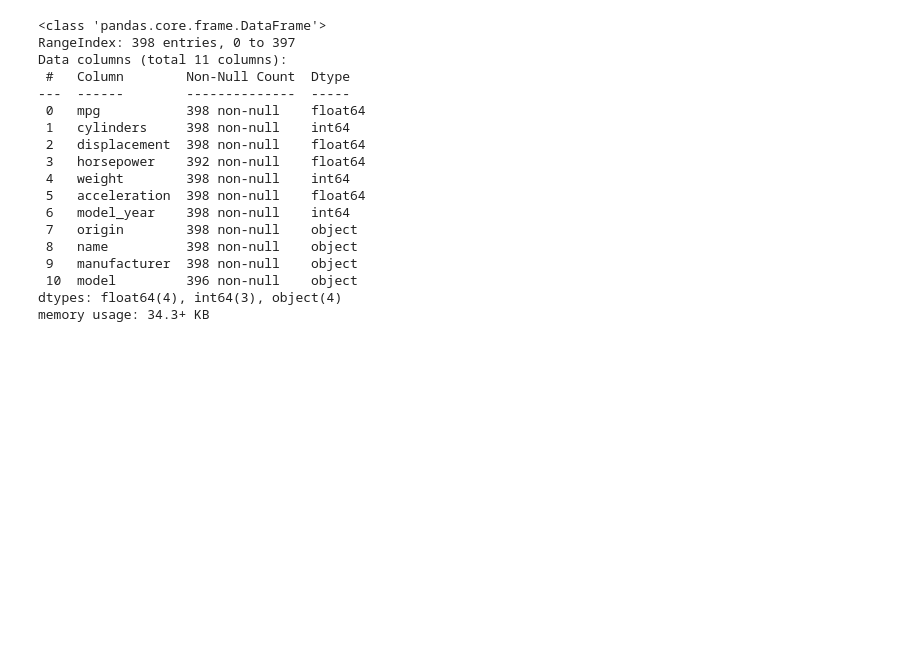
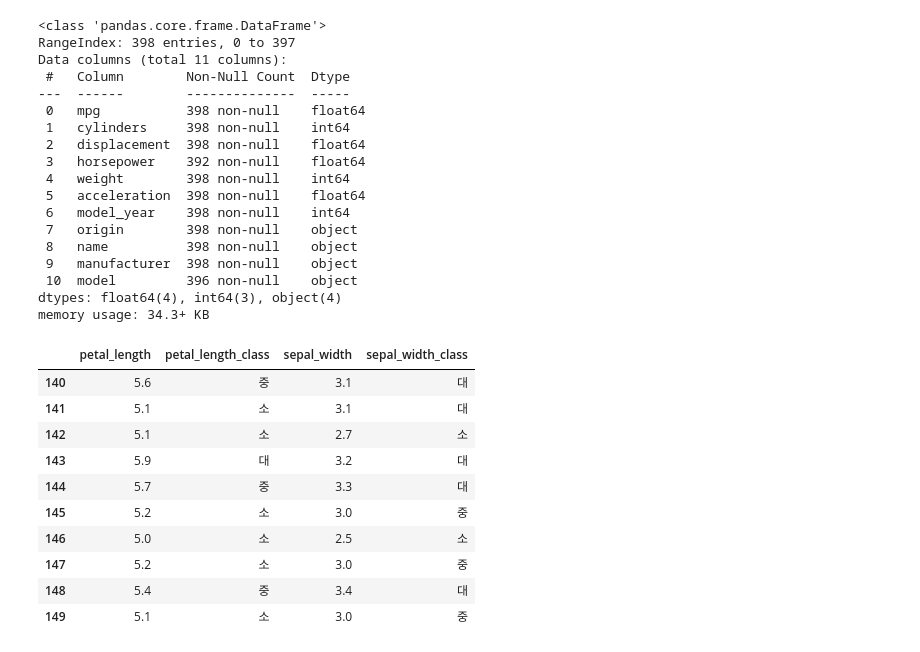
Before and after one commit to rubinkim/machine_learning_07_2022, a Jupyter notebook: 02_pandas/08_그룹분석.ipynb, the cells around one changed output. Saved outputs shown, nothing was run; the diff lists cells and outputs as text; code cells hidden in the pictures; blank space fills up the shorter version.

Commit message:
groupby & apply | transform

```diff
--- a/02_pandas/08_그룹분석.ipynb
+++ b/02_pandas/08_그룹분석.ipynb
@@ -350,3 +350,25 @@ Data columns (total 11 columns):
  10  model         396 non-null    object
 dtypes: float64(4), int64(3), object(4)
 memory usage: 34.3+ KB
+# %%
+def q3cut(s):
+    return pd.qcut(x=s, q=3, labels=['소','중','대']).astype(str)
+# %%
+iris["petal_length_class"] = iris.groupby(by='species')["petal_length"].apply(q3cut)
+# %%
+# transform 메서드 이용하기
+iris["sepal_width_class"] = iris.groupby(by='species')['sepal_width'].transform(q3cut)
+# %%
+iris[['petal_length', 'petal_length_class', 'sepal_width', 'sepal_width_class']].tail(10)
+# %% [output]
+|  | petal_length | petal_length_class | sepal_width | sepal_width_class |
+| 140 | 5.6 | 중 | 3.1 | 대 |
+| 141 | 5.1 | 소 | 3.1 | 대 |
+| 142 | 5.1 | 소 | 2.7 | 소 |
+| 143 | 5.9 | 대 | 3.2 | 대 |
+| 144 | 5.7 | 중 | 3.3 | 대 |
+| 145 | 5.2 | 소 | 3.0 | 중 |
+| 146 | 5.0 | 소 | 2.5 | 소 |
+| 147 | 5.2 | 소 | 3.0 | 중 |
+| 148 | 5.4 | 중 | 3.4 | 대 |
+| 149 | 5.1 | 소 | 3.0 | 중 |
```
